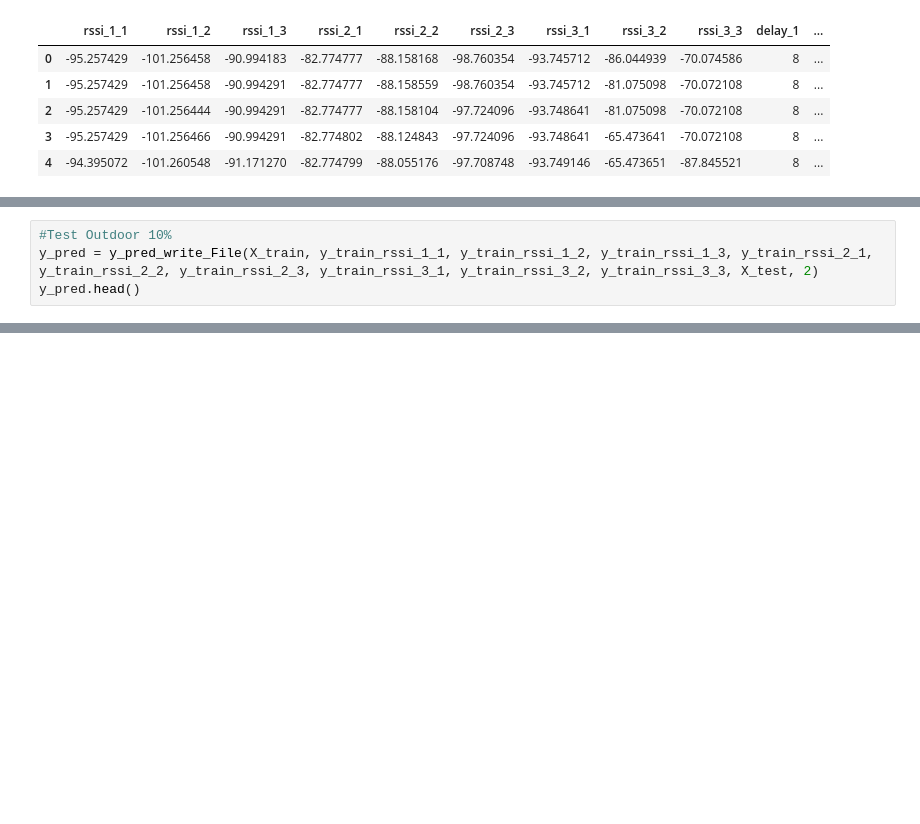
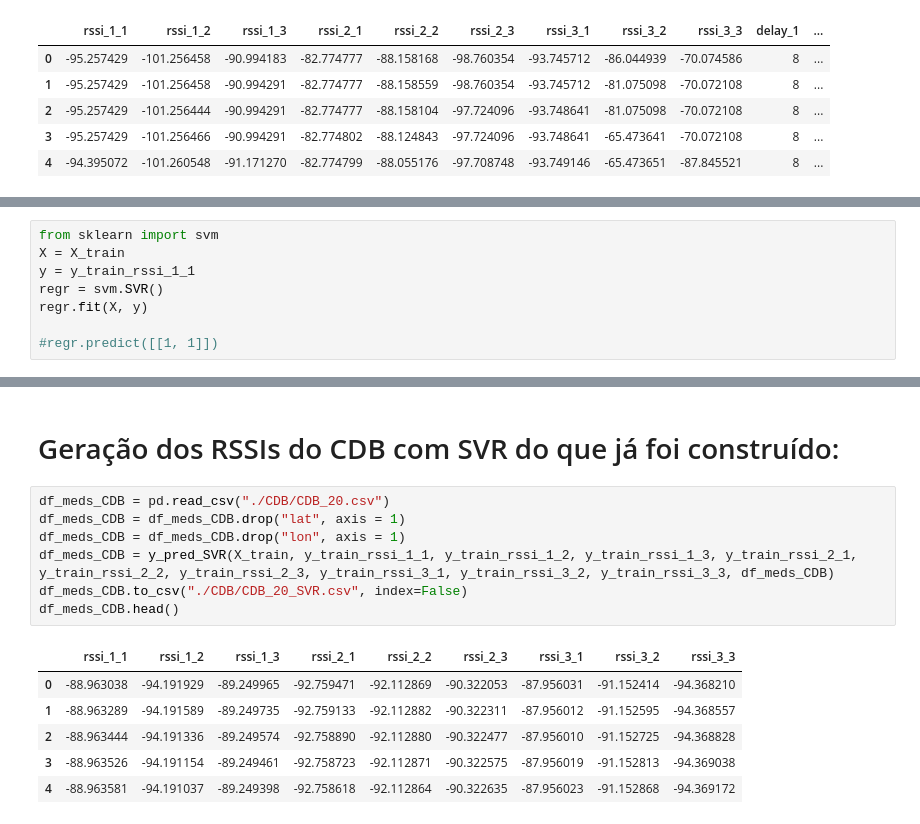
Before and after one commit to Douglast1997/TG-2020.1, a Jupyter notebook: MetalearningLightGBM.ipynb, the cells around one changed output, grey strips where cells are left out. Saved outputs shown, nothing was run; the diff lists cells and outputs as text; blank space fills up the shorter version.

```diff
--- a/MetalearningLightGBM.ipynb
+++ b/MetalearningLightGBM.ipynb
@@ -210,4 +207,0 @@ df_meds_CDB_LightGBM.head()
-# %%
-#Test Outdoor 10%
-y_pred = y_pred_write_File(X_train, y_train_rssi_1_1, y_train_rssi_1_2, y_train_rssi_1_3, y_train_rssi_2_1, y_train_rssi_2_2, y_train_rssi_2_3, y_train_rssi_3_1, y_train_rssi_3_2, y_train_rssi_3_3, X_test, 2)
-y_pred.head()
@@ -324,0 +220,8 @@ std deviation:  3.14 m
+# %%
+from sklearn import svm
+X = X_train
+y = y_train_rssi_1_1
+regr = svm.SVR()
+regr.fit(X, y)
+
+#regr.predict([[1, 1]])
@@ -324,0 +274,16 @@ std deviation:  3.14 m
+# %% [markdown]
+# Geração dos RSSIs do CDB com SVR do que já foi construído:
+# %%
+df_meds_CDB = pd.read_csv("./CDB/CDB_20.csv")
+df_meds_CDB = df_meds_CDB.drop("lat", axis = 1)
+df_meds_CDB = df_meds_CDB.drop("lon", axis = 1)
+df_meds_CDB = y_pred_SVR(X_train, y_train_rssi_1_1, y_train_rssi_1_2, y_train_rssi_1_3, y_train_rssi_2_1, y_train_rssi_2_2, y_train_rssi_2_3, y_train_rssi_3_1, y_train_rssi_3_2, y_train_rssi_3_3, df_meds_CDB)
+df_meds_CDB.to_csv("./CDB/CDB_20_SVR.csv", index=False)
+df_meds_CDB.head()
+# %% [output]
+|  | rssi_1_1 | rssi_1_2 | rssi_1_3 | rssi_2_1 | rssi_2_2 | rssi_2_3 | rssi_3_1 | rssi_3_2 | rssi_3_3 |
+| 0 | -88.963038 | -94.191929 | -89.249965 | -92.759471 | -92.112869 | -90.322053 | -87.956031 | -91.152414 | -94.368210 |
+| 1 | -88.963289 | -94.191589 | -89.249735 | -92.759133 | -92.112882 | -90.322311 | -87.956012 | -91.152595 | -94.368557 |
+| 2 | -88.963444 | -94.191336 | -89.249574 | -92.758890 | -92.112880 | -90.322477 | -87.956010 | -91.152725 | -94.368828 |
+| 3 | -88.963526 | -94.191154 | -89.249461 | -92.758723 | -92.112871 | -90.322575 | -87.956019 | -91.152813 | -94.369038 |
+| 4 | -88.963581 | -94.191037 | -89.249398 | -92.758618 | -92.112864 | -90.322635 | -87.956023 | -91.152868 | -94.369172 |
```
Also changed, not shown: parts of 22 cells of this notebook, 5 other files.
